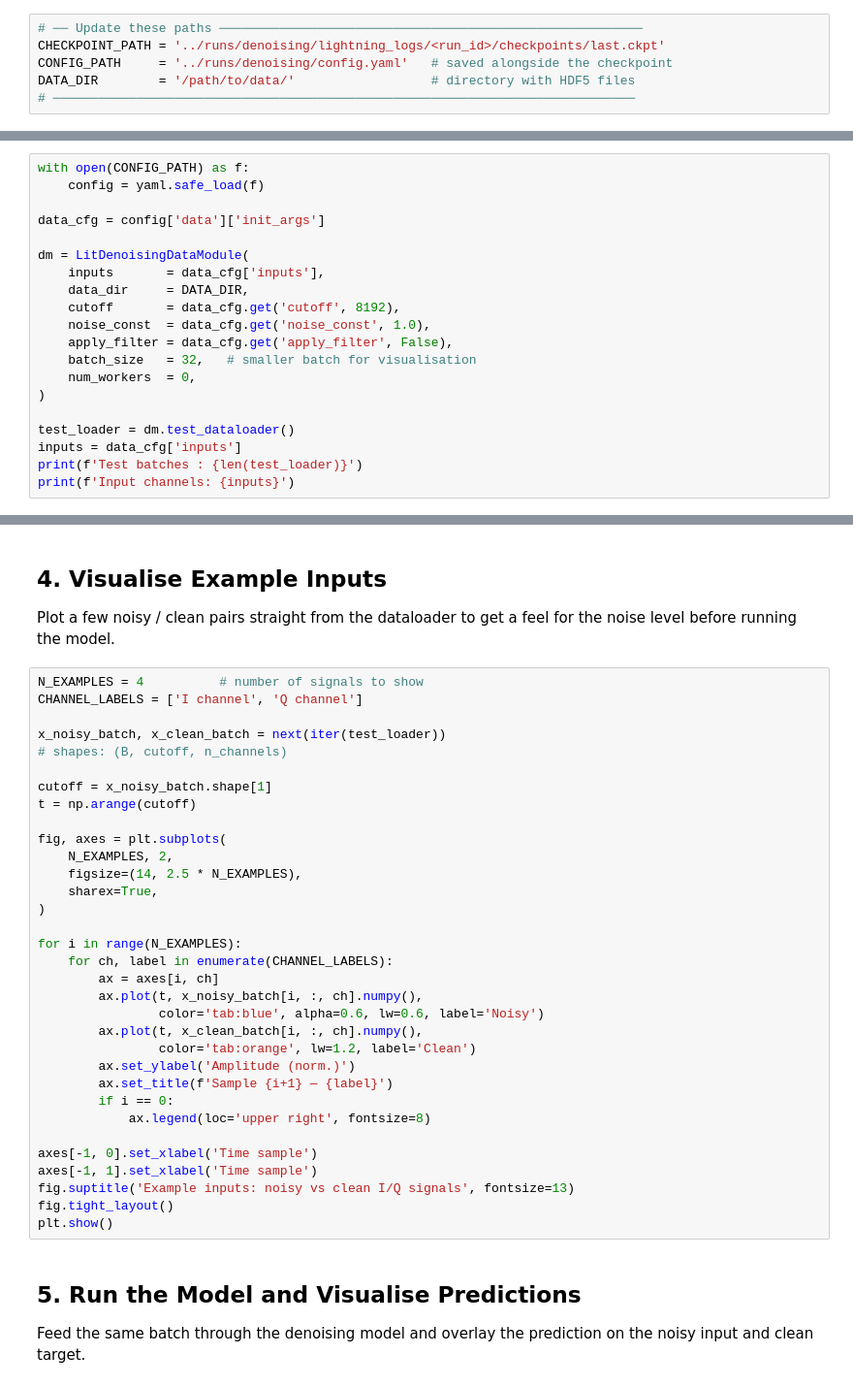
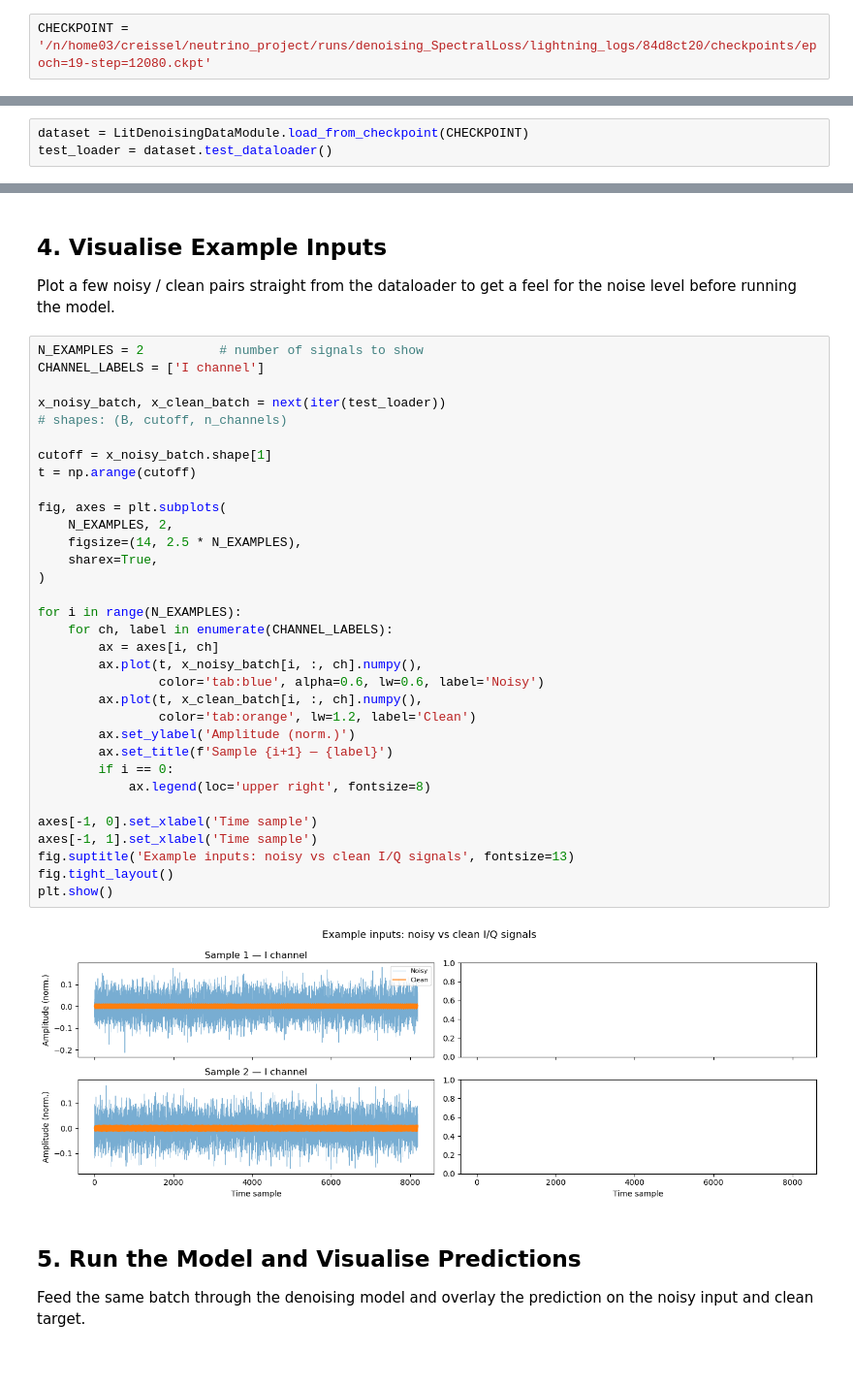
Before and after one commit to chreissel/neutrino_project, a Jupyter notebook: notebooks/eval_denoising.ipynb, the cells around one changed output, grey strips where cells are left out. Shown at 97% size. Drawn from its saved outputs; the diff is of its cells as text; blank space fills up the shorter version.

```diff
--- a/notebooks/eval_denoising.ipynb
+++ b/notebooks/eval_denoising.ipynb
@@ -30,33 +32,12 @@ print(f'Using device: {device}')
 
 Set the paths to your checkpoint and config file, and the directory containing your HDF5 data.
 # %%
-# ── Update these paths ────────────────────────────────────────────────────────
-CHECKPOINT_PATH = '../runs/denoising/lightning_logs/<run_id>/checkpoints/last.ckpt'
-CONFIG_PATH     = '../runs/denoising/config.yaml'   # saved alongside the checkpoint
-DATA_DIR        = '/path/to/data/'                  # directory with HDF5 files
-# ─────────────────────────────────────────────────────────────────────────────
+CHECKPOINT = '/n/home03/creissel/neutrino_project/runs/denoising_SpectralLoss/lightning_logs/84d8ct20/checkpoints/epoch=19-step=12080.ckpt'
 # %% [markdown]
 ## 2. Load the Dataloader
 # %%
-with open(CONFIG_PATH) as f:
-    config = yaml.safe_load(f)
-
-data_cfg = config['data']['init_args']
-
-dm = LitDenoisingDataModule(
-    inputs       = data_cfg['inputs'],
-    data_dir     = DATA_DIR,
-    cutoff       = data_cfg.get('cutoff', 8192),
-    noise_const  = data_cfg.get('noise_const', 1.0),
-    apply_filter = data_cfg.get('apply_filter', False),
-    batch_size   = 32,   # smaller batch for visualisation
-    num_workers  = 0,
-)
-
-test_loader = dm.test_dataloader()
-inputs = data_cfg['inputs']
-print(f'Test batches : {len(test_loader)}')
-print(f'Input channels: {inputs}')
+dataset = LitDenoisingDataModule.load_from_checkpoint(CHECKPOINT)
+test_loader = dataset.test_dataloader()
 # %% [markdown]
 ## 3. Load the Model
 # %%
@@ -87,38 +49,40 @@ print(f'  Encoder: {type(encoder).__name__}, '
 Plot a few noisy / clean pairs straight from the dataloader to get a feel for
 the noise level before running the model.
 # %%
-N_EXAMPLES = 4          # number of signals to show
-CHANNEL_LABELS = ['I channel', 'Q channel']
+N_EXAMPLES = 2          # number of signals to show
+CHANNEL_LABELS = ['I channel']
 
 x_noisy_batch, x_clean_batch = next(iter(test_loader))
 # shapes: (B, cutoff, n_channels)
 
 cutoff = x_noisy_batch.shape[1]
 t = np.arange(cutoff)
 
 fig, axes = plt.subplots(
     N_EXAMPLES, 2,
     figsize=(14, 2.5 * N_EXAMPLES),
     sharex=True,
 )
 
 for i in range(N_EXAMPLES):
     for ch, label in enumerate(CHANNEL_LABELS):
         ax = axes[i, ch]
         ax.plot(t, x_noisy_batch[i, :, ch].numpy(),
                 color='tab:blue', alpha=0.6, lw=0.6, label='Noisy')
         ax.plot(t, x_clean_batch[i, :, ch].numpy(),
                 color='tab:orange', lw=1.2, label='Clean')
         ax.set_ylabel('Amplitude (norm.)')
         ax.set_title(f'Sample {i+1} — {label}')
         if i == 0:
             ax.legend(loc='upper right', fontsize=8)
 
 axes[-1, 0].set_xlabel('Time sample')
 axes[-1, 1].set_xlabel('Time sample')
 fig.suptitle('Example inputs: noisy vs clean I/Q signals', fontsize=13)
 fig.tight_layout()
 plt.show()
+# %% [output]
+[figure, added]
 # %% [markdown]
 ## 5. Run the Model and Visualise Predictions
 
```
Also changed, not shown: parts of 7 cells of this notebook, 4 other files.
